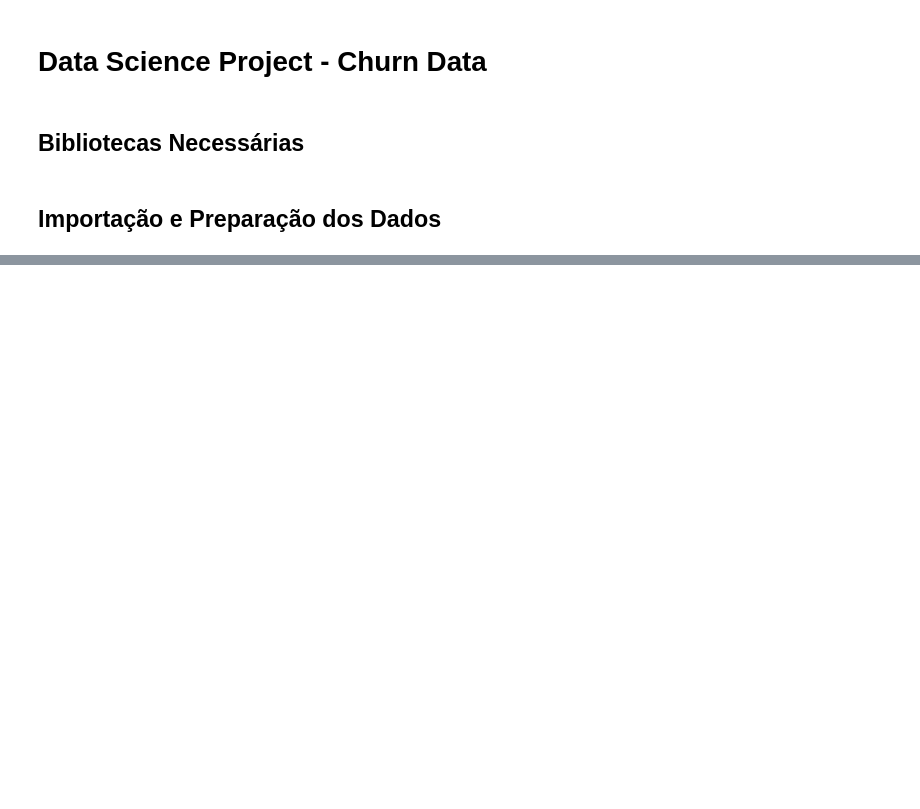
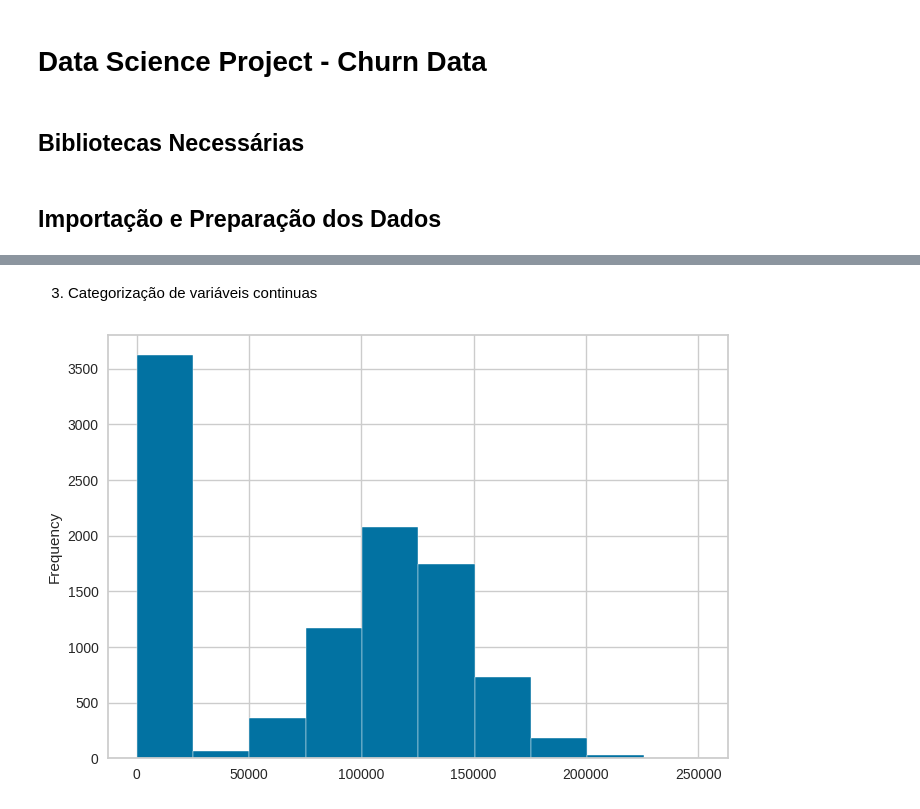
Before and after one commit to wanderson-blima/project_ml_churn_data, a Jupyter notebook: project_ml_churn_data.ipynb, the cells around one changed output, grey strips where cells are left out. Cells and saved outputs as stored; diff of their text form; code cells hidden in the pictures; blank space fills up the shorter version.

```diff
--- a/project_ml_churn_data.ipynb
+++ b/project_ml_churn_data.ipynb
@@ -27,0 +147,7 @@ warnings.filterwarnings('ignore')
+# %% [markdown]
+3. Categorização de variáveis continuas
+# %%
+# Categorizando a variável 'Balance'
+dados['Balance'].plot(kind = 'hist', edgecolor = 'white'); # plotando o histograma para análisar a distribuição dos dados
+# %% [output]
+[figure, added]
```
Also changed, not shown: parts of 62 cells of this notebook, 1 other file.
